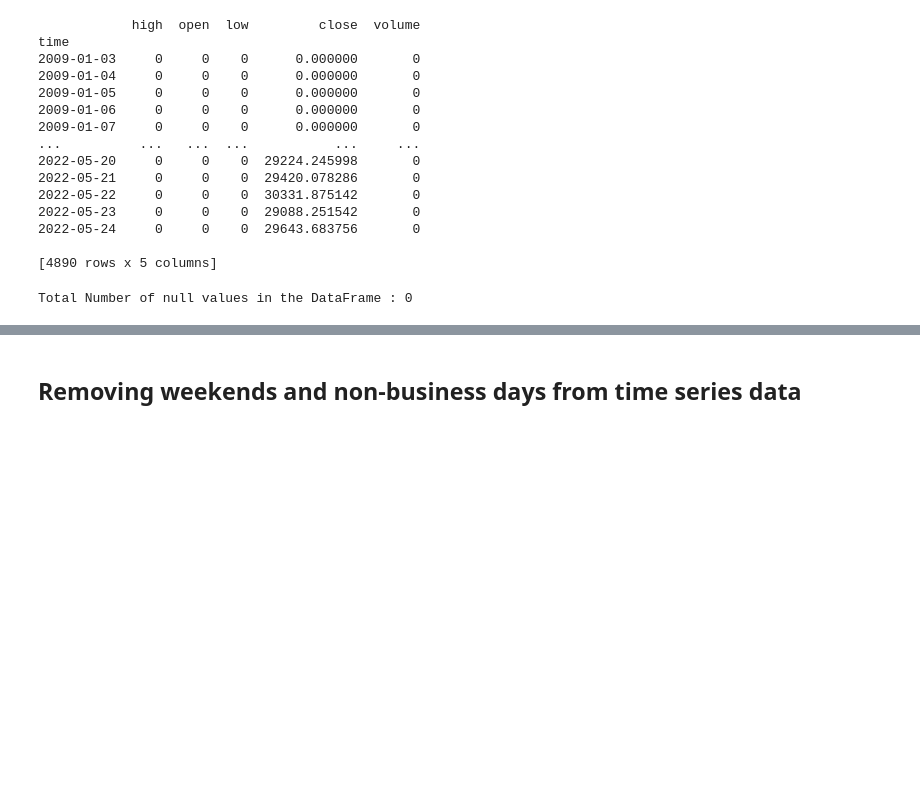
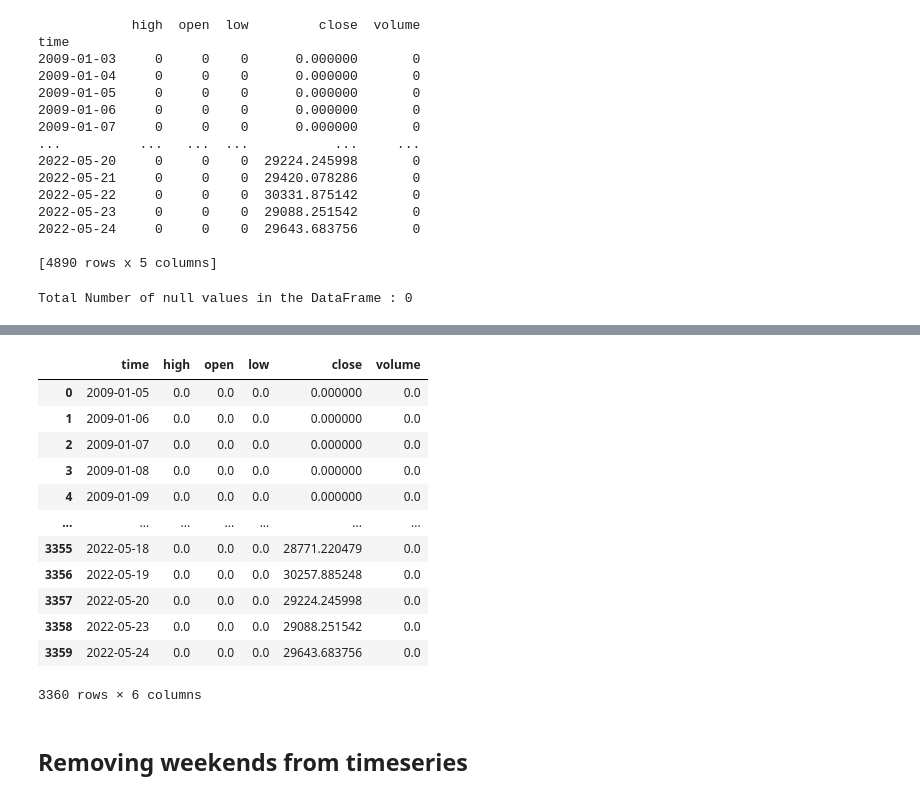
Before and after one commit to francoishcm/BackTesting, a Jupyter notebook: Zipline_Reloaded_BacktestEngine_5_30062022.ipynb, the cells around one changed output, grey strips where cells are left out. Drawn from its saved outputs; the diff is of its cells as text; code cells hidden in the pictures; blank space fills up the shorter version.

```diff
--- a/Zipline_Reloaded_BacktestEngine_5_30062022.ipynb
+++ b/Zipline_Reloaded_BacktestEngine_5_30062022.ipynb
@@ -1467,7 +1486,24 @@ df.to_csv('/content/drive/MyDrive/Colab Notebooks/My Project Folder/crypto/crypt
 # %%
-df = pd.read_csv('/content/drive/MyDrive/Colab Notebooks/My Project Folder/crypto/crypto_data/BTC.csv')
+#Load final data to file to dataframe
+BTC = pd.read_csv('/content/drive/MyDrive/Colab Notebooks/My Project Folder/crypto/crypto_bundl/BTC.csv')
+
+BTC
+# %% [output]
+|  | time | high | open | low | close | volume |
+| 0 | 2009-01-05 | 0.0 | 0.0 | 0.0 | 0.000000 | 0.0 |
+| 1 | 2009-01-06 | 0.0 | 0.0 | 0.0 | 0.000000 | 0.0 |
+| 2 | 2009-01-07 | 0.0 | 0.0 | 0.0 | 0.000000 | 0.0 |
+| 3 | 2009-01-08 | 0.0 | 0.0 | 0.0 | 0.000000 | 0.0 |
+| 4 | 2009-01-09 | 0.0 | 0.0 | 0.0 | 0.000000 | 0.0 |
+| ... | ... | ... | ... | ... | ... | ... |
+| 3355 | 2022-05-18 | 0.0 | 0.0 | 0.0 | 28771.220479 | 0.0 |
+| 3356 | 2022-05-19 | 0.0 | 0.0 | 0.0 | 30257.885248 | 0.0 |
+| 3357 | 2022-05-20 | 0.0 | 0.0 | 0.0 | 29224.245998 | 0.0 |
+| 3358 | 2022-05-23 | 0.0 | 0.0 | 0.0 | 29088.251542 | 0.0 |
+| 3359 | 2022-05-24 | 0.0 | 0.0 | 0.0 | 29643.683756 | 0.0 |
+3360 rows × 6 columns
 # %% [markdown]
-## Removing weekends and non-business days from time series data
+## Removing weekends from timeseries
 # %%
 #@title
 #Import statements
```
Also changed, not shown: parts of 39 cells of this notebook.
